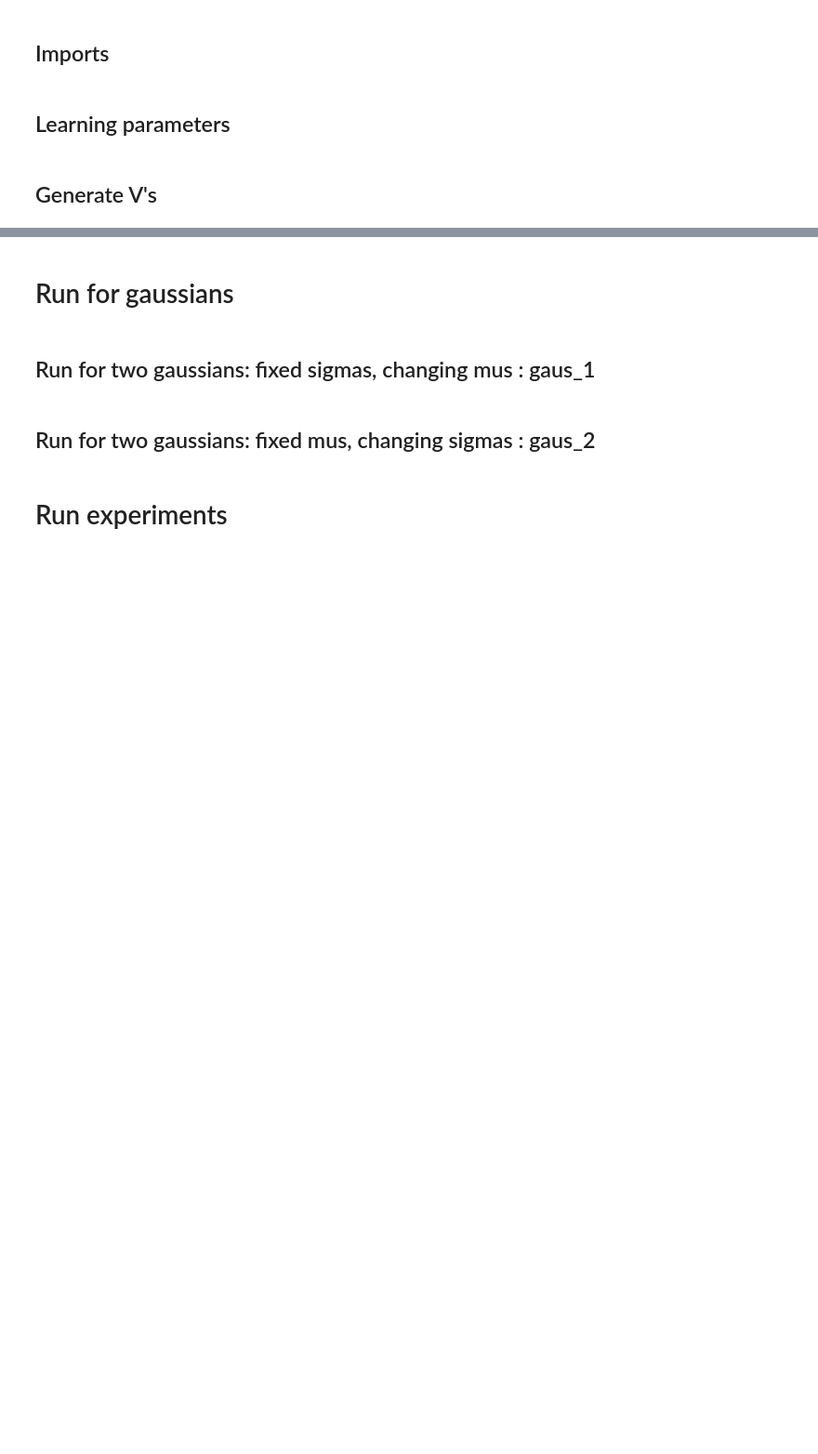
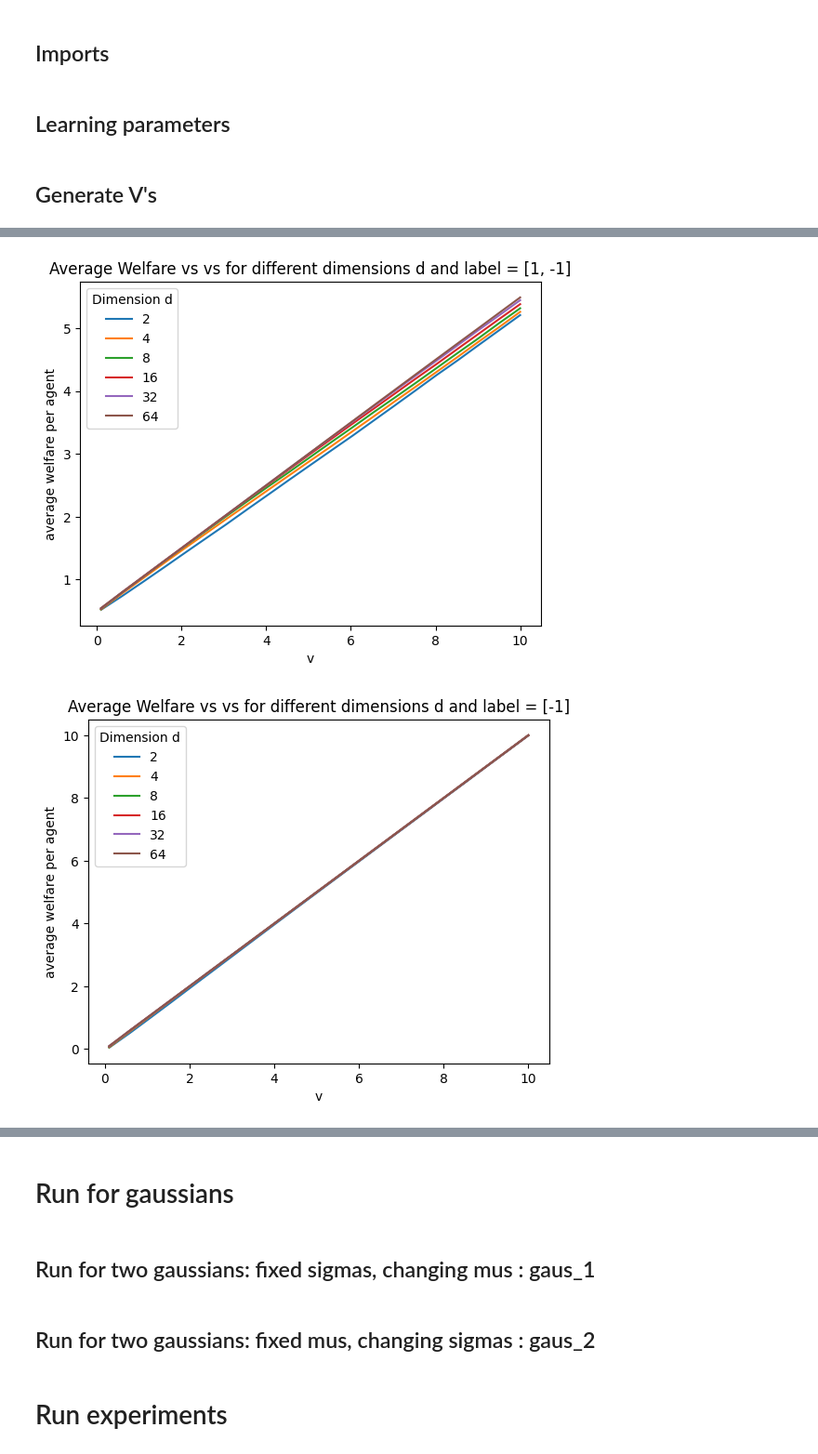
Before and after one commit to BML-Technion/accuracy_auctions, a Jupyter notebook: experiments_2.ipynb, the cells around one changed output, grey strips where cells are left out. Shown at 93% size. Drawn from its saved outputs; the diff is of its cells as text; code cells hidden in the pictures; blank space fills up the shorter version.

```diff
--- a/experiments_2.ipynb
+++ b/experiments_2.ipynb
@@ -48,0 +212,7 @@ def generate_v_data_2(n_neg, n_pos, rng = None):
+# %%
+plot_mean_welfare(mega_df_gaus_v, var, labels = [1, -1])
+plot_mean_welfare(mega_df_gaus_v, var, labels = [-1])
+plot_mean_welfare(mega_df_gaus_v, var, labels = [1])
+# %% [output]
+[figure, added]
+[figure, added]
```
Also changed, not shown: parts of 52 cells of this notebook, 6 other files.
